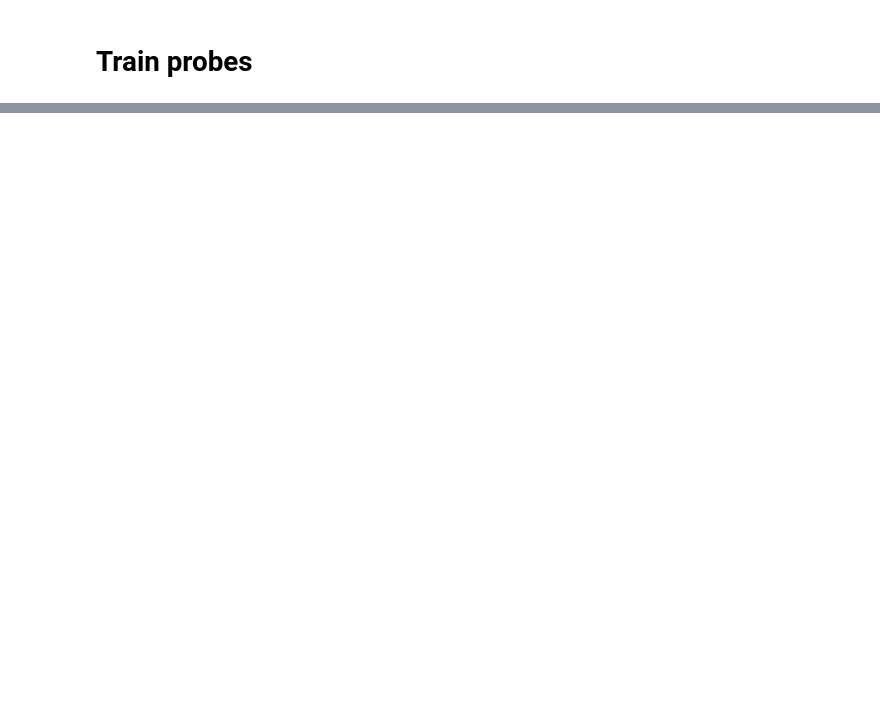
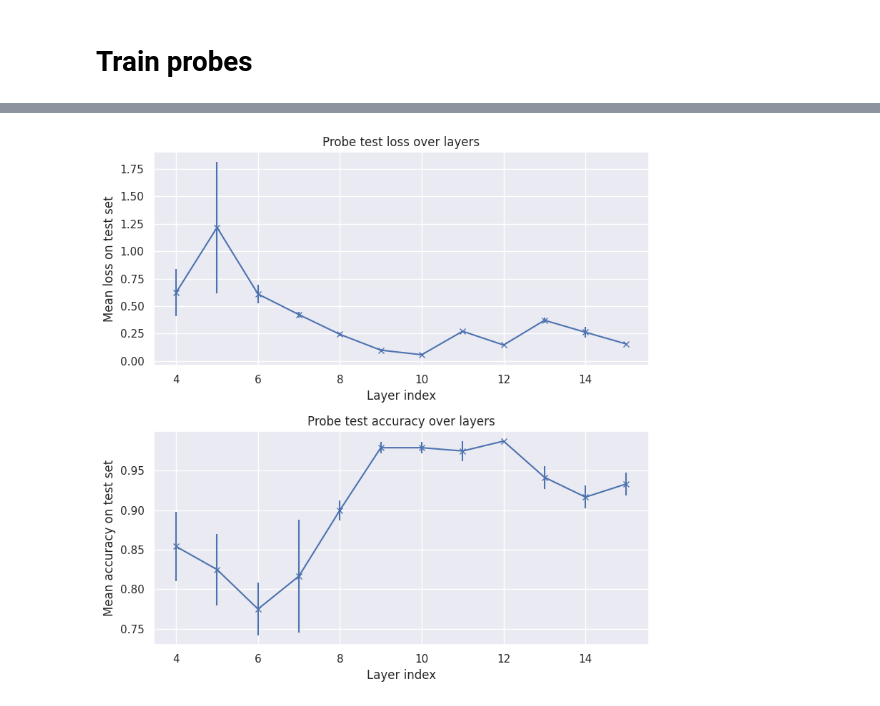
Before and after one commit to ayoakin/MIVLDE, a Jupyter notebook: subteams/LLMProbing/notebooks/dimensions.ipynb, the cells around one changed output, grey strips where cells are left out. Cells and saved outputs as stored; diff of their text form; code cells hidden in the pictures; blank space fills up the shorter version.

```diff
--- a/subteams/LLMProbing/notebooks/dimensions.ipynb
+++ b/subteams/LLMProbing/notebooks/dimensions.ipynb
@@ -268,0 +241,25 @@ Skipping sample: sample_random_131220747.pt (activation file already exists)
+# %%
+target_feature = '1D'
+activations_path = activations_path
+demo_probes_path = f'{probes_path}/dimensions'
+lr = 0.01
+num_epochs = 20
+num_repeats = 3
+# doesn't work for encoder layers because time points vary between samples
+layers = [idx for idx in range(4, 16)]
+# %%
+expt_results = experiments.separability_testing(target_feature=target_feature, activations_path=activations_path, \
+                     probes_path=demo_probes_path, \
+                     lr=lr, num_epochs=num_epochs, \
+                     layers=layers, num_repeats=num_repeats)
+# save experiment results
+with open(f'{probes_path}/experiment_data.pt', 'wb') as f:
+    pickle.dump(expt_results, f)
+# %%
+# load experiment results
+with open(f'{probes_path}/experiment_data.pt', 'rb') as f:
+    expt_results = pickle.load(f)
+# %%
+import experiments.utils as expt_utils
+
+expt_summary = expt_utils.summarise_experiment(expt_results, incl_acc = True)
@@ -268,0 +282,4 @@ Skipping sample: sample_random_131220747.pt (activation file already exists)
+# %%
+expt_utils.plot_from_summary(expt_summary, incl_acc = True, descriptor='dimensions')
+# %% [output]
+[figure, added]
```
Also changed, not shown: parts of 23 cells of this notebook.
